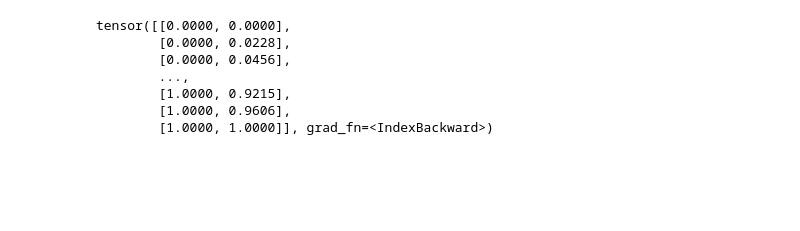
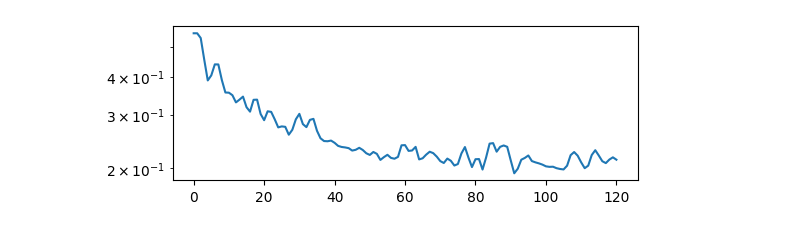
Before and after one commit to jorgenriseth/deepshape, a Jupyter notebook: example-notebooks/Digit Matching.ipynb, the cells around one changed output. Cells and saved outputs as stored; diff of their text form; code cells hidden in the pictures; blank space fills up the shorter version.

```diff
--- a/example-notebooks/Digit Matching.ipynb
+++ b/example-notebooks/Digit Matching.ipynb
@@ -84,12 +93,16 @@ loss_func = SingleComponentLoss(q, r, k=64, h=1e-4).to(device)
 # loss_func = ShapeDistance(q, r, k=64, h=1e-4).to(device)
 
 # Define optimizer and learning rate scheduler
-optimizer = optim.LBFGS(RN.parameters(), lr=1., max_iter=50, line_search_fn="strong_wolfe")
+optimizer = optim.LBFGS(RN.parameters(), lr=1., max_iter=100, line_search_fn="strong_wolfe")
 optimizer = optim.SGD(RN.parameters(), lr=1e-2, momentum=0.9)
 
 # Train and store convergence
-errors = reparametrize(q, r, RN, loss_func, optimizer, 200, Logger(5), projection_kwargs={"epsilon": 1e-2})#, scheduler=scheduler)
+errors = reparametrize(q, r, RN, loss_func, optimizer, 120, Logger(5), projection_kwargs={"epsilon": 1e-2})#, scheduler=scheduler)
 
 RN.to("cpu"), loss_func.to("cpu");
+
+plt.figure(figsize=(6, 2))
+plt.semilogy(errors)
+plt.show()
 # %% [output]
 [Iter     1] loss: 0.554837
@@ -112,10 +125 @@ Finished training in 28.49429s
+[figure, added]
-# %%
-u(X)[:, [1, 0]]
-# %% [output]
-tensor([[0.0000, 0.0000],
-        [0.0000, 0.0228],
-        [0.0000, 0.0456],
-        ...,
-        [1.0000, 0.9215],
-        [1.0000, 0.9606],
-        [1.0000, 1.0000]], grad_fn=<IndexBackward>)
```
Also changed, not shown: parts of 14 cells of this notebook, 1 other file.
